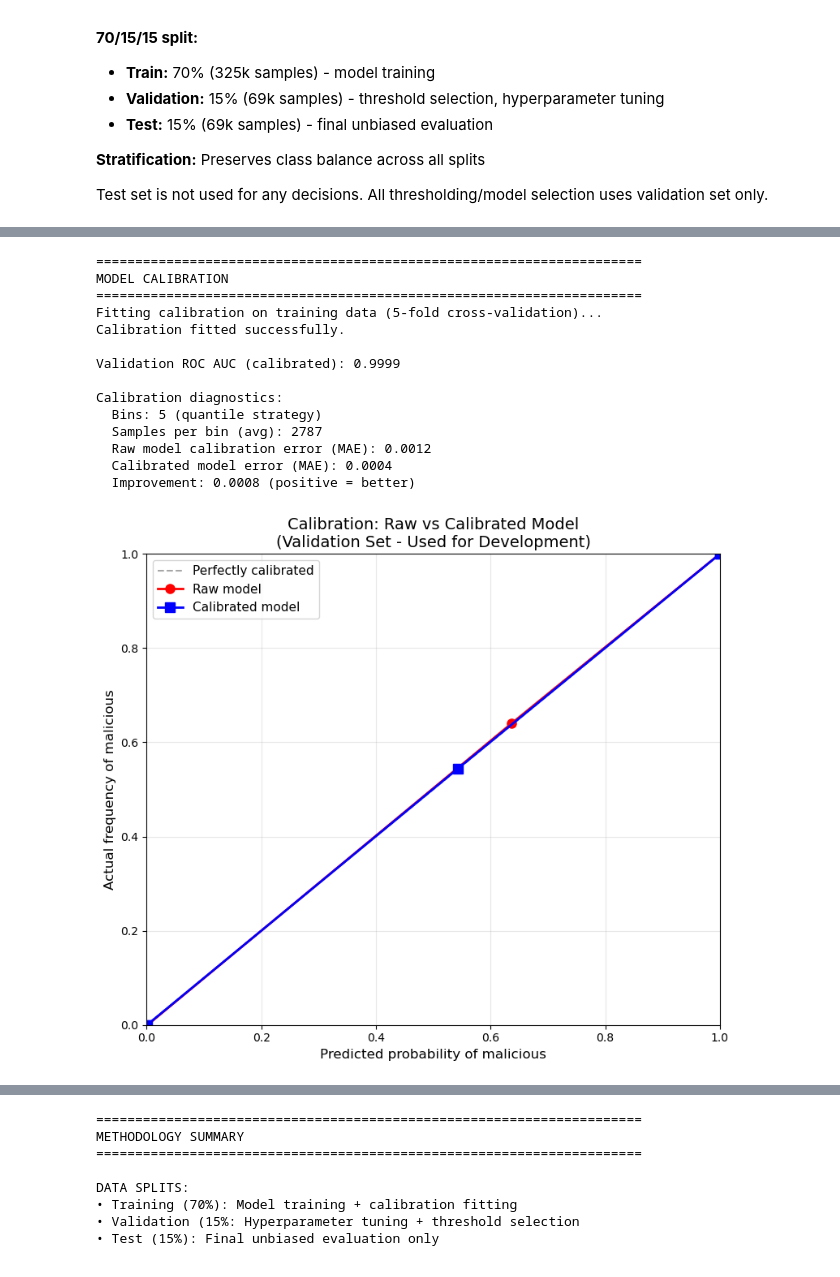
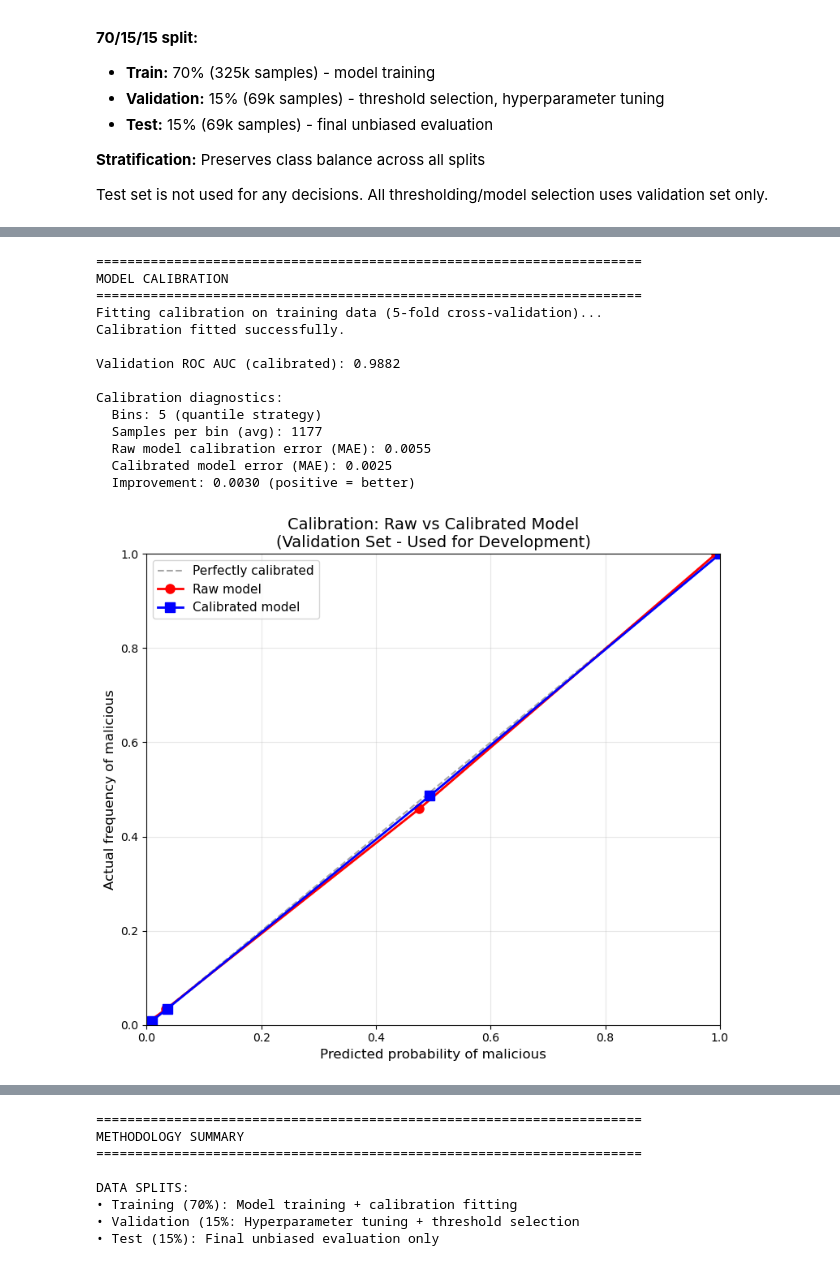
Before and after one commit to junwenleong/malicious-content-detection-system, a Jupyter notebook: notebooks/malicious_content_detection_analysis.ipynb, the cells around one changed output, grey strips where cells are left out. Drawn from its saved outputs; the diff is of its cells as text; code cells hidden in the pictures.

```diff
--- a/notebooks/malicious_content_detection_analysis.ipynb
+++ b/notebooks/malicious_content_detection_analysis.ipynb
@@ -53,14 +62,14 @@ This notebook trains a malicious content classifier using TF-IDF features and lo
 **Key takeaway**: The calibration approach and system architecture remain valid for production use. The demo shows the methodology works; production datasets will show more substantial improvements from calibration.
 # %%
 # Load dataset from Kaggle MPDD
-df = kagglehub.load_dataset(
+df = kagglehub.dataset_load(
     KaggleDatasetAdapter.PANDAS,
     "mohammedaminejebbar/malicious-prompt-detection-dataset-mpdd",
     "MPDD.csv",
 )
 
 # Rename columns to match expected format
-df = df.rename(columns={"isMalicious": "label"})
+df = df.rename(columns={"isMalicious": "label", "Prompt": "prompt"})
 
 print(f"Dataset shape: {df.shape}")
 print(f"Columns: {df.columns.tolist()}")
@@ -273,7 +282,7 @@ print("=" * 70)
 print("Fitting calibration on training data (5-fold cross-validation)...")
 
 # Fit calibration on training data using SIGMOID (more stable than isotonic)
-calibrated_model = CalibratedClassifierCV(best_model, method="sigmoid", cv=5)
+calibrated_model = CalibratedClassifierCV(best_model, method="isotonic", cv=5)
 calibrated_model.fit(train_texts, y_train)
 print("Calibration fitted successfully.")
 
@@ -324,39 +333,39 @@ plt.title(
 plt.xlabel("Predicted probability of malicious", fontsize=12)
 plt.ylabel("Actual frequency of malicious", fontsize=12)
 plt.xlim([0, 1])
 plt.ylim([0, 1])
 plt.grid(alpha=0.3)
 plt.legend(fontsize=11)
 plt.tight_layout()
 
 # Add diagnostics
 raw_cal_error = np.mean(np.abs(fraction_pos_raw - mean_pred_raw))
 cal_error = np.mean(np.abs(fraction_pos_cal - mean_pred_cal))
 
 print("\nCalibration diagnostics:")
 print(f"  Bins: {n_bins} ({strategy} strategy)")
 print(f"  Samples per bin (avg): {len(y_val) / n_bins:.0f}")
 print(f"  Raw model calibration error (MAE): {raw_cal_error:.4f}")
 print(f"  Calibrated model error (MAE): {cal_error:.4f}")
 print(f"  Improvement: {raw_cal_error - cal_error:.4f} (positive = better)")
 
 plt.show()
 # %% [output]
 ======================================================================
 MODEL CALIBRATION
 ======================================================================
 Fitting calibration on training data (5-fold cross-validation)...
 Calibration fitted successfully.
 
-Validation ROC AUC (calibrated): 0.9999
+Validation ROC AUC (calibrated): 0.9882
 
 Calibration diagnostics:
   Bins: 5 (quantile strategy)
-  Samples per bin (avg): 2787
-  Raw model calibration error (MAE): 0.0012
-  Calibrated model error (MAE): 0.0004
-  Improvement: 0.0008 (positive = better)
+  Samples per bin (avg): 1177
+  Raw model calibration error (MAE): 0.0055
+  Calibrated model error (MAE): 0.0025
+  Improvement: 0.0030 (positive = better)
-[figure, old version]
+[figure, new version]
 # %%
 print("\n" + "=" * 70)
 print("TEST SET EVALUATION")
```
Also changed, not shown: parts of 14 cells of this notebook, 11 other files.
